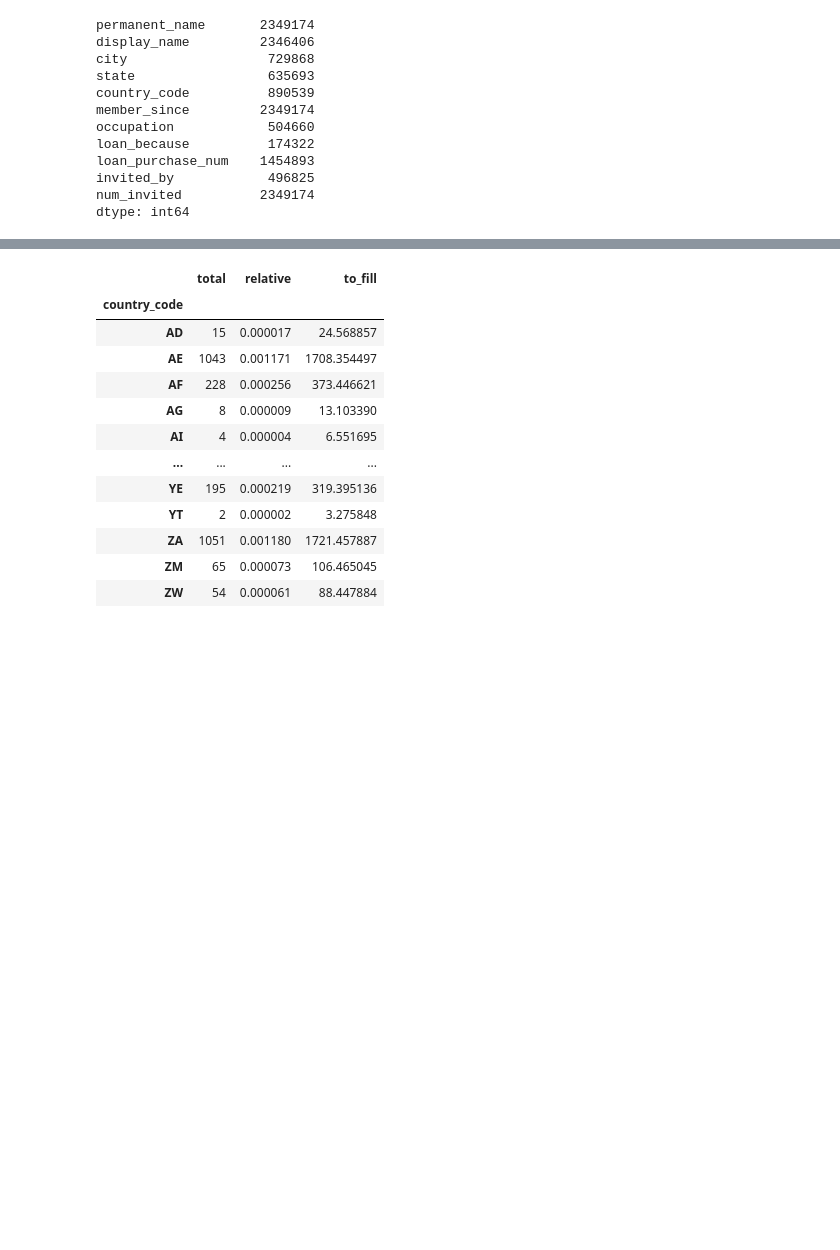
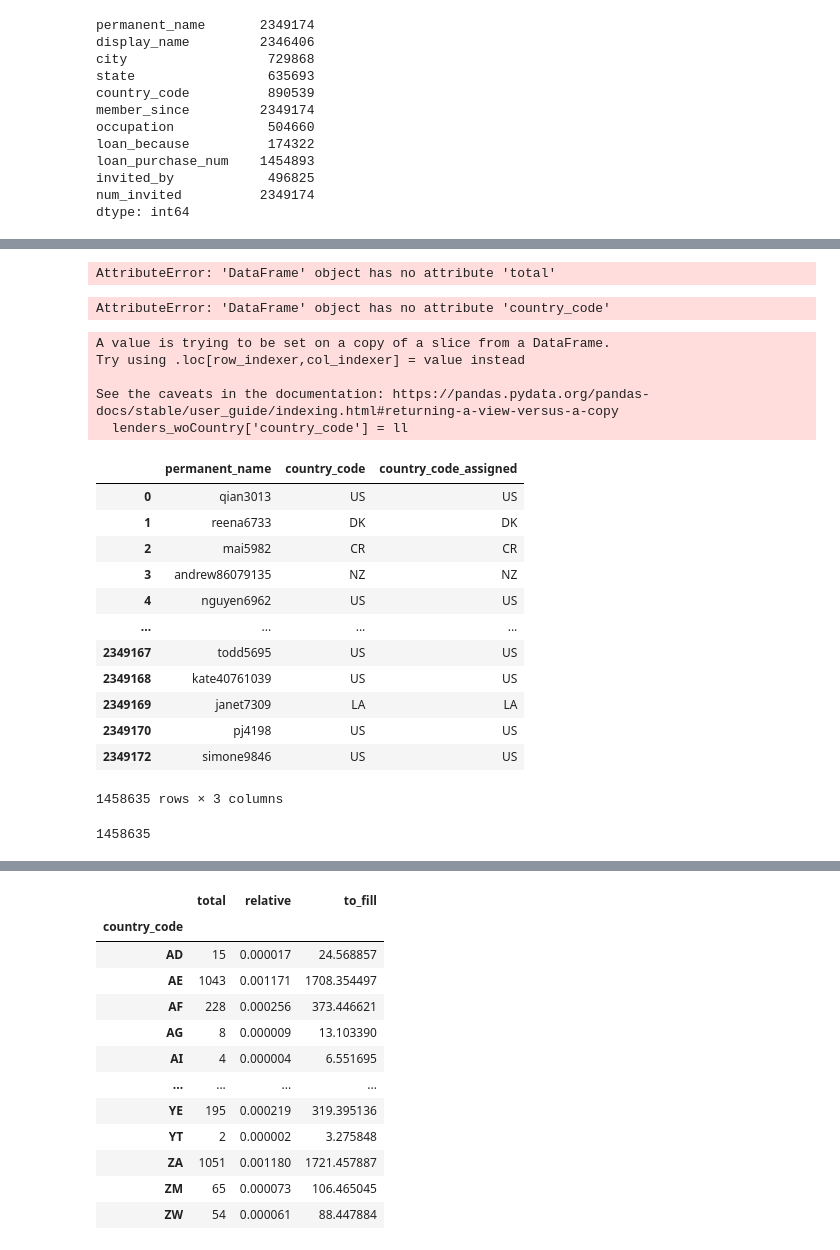
Before and after one commit to kayne87/FoCS, a Jupyter notebook: FoCS_new.ipynb, the cells around one changed output, grey strips where cells are left out. Cells and saved outputs as stored; diff of their text form; code cells hidden in the pictures; blank space fills up the shorter version.

```diff
--- a/FoCS_new.ipynb
+++ b/FoCS_new.ipynb
@@ -510,0 +500,61 @@ The tables above highlights how many **missing values** we have in country_code
+# %%
+#distribution of known countries
+
+lenders_wCountry
+lenders_wCountry_1 = lenders_wCountry.groupby(['country_code']).count()
+lenders_wCountry_1['frac'] = lenders_wCountry_1.total / lenders_wCountry_1.total.sum()
+lenders_wCountry_1 = lenders_wCountry_1.reset_index()
+print(lenders_wCountry_1)
+
+totalToFill = (len(lenders_woCountry))
+
+## fill the coutries according to the fraction
+lenders_wCountry_1['toFill'] = round(lenders_wCountry_1.frac * totalToFill).astype(int)
+lenders_wCountry_1
+print(lenders_wCountry_1)
+
+## This will give some difference from the original countres
+diff1 = totalToFill - sum(lenders_wCountry_1.toFill)
+diff1
+# %% [output]
+AttributeError: 'DataFrame' object has no attribute 'total'
+# %%
+ll = []
+for i in range(0, len(lenders_wCountry_1)):
+    ll.extend( [lenders_wCountry_1.country_code[i]] * lenders_wCountry_1.toFill[i])
+
+## This difference has to be randomly distributed among countries
+# import random
+#from random import sample
+import random
+random.seed(102)
+extra = sample(list(lenders_wCountry_1['country_code']), diff1)
+ll.extend(extra)
+
+## Shuffle this list now
+random.shuffle(ll)
+#ll[1:100]
+# %% [output]
+AttributeError: 'DataFrame' object has no attribute 'country_code'
+# %%
+lenders_woCountry['country_code'] = ll
+lenders_woCountry
+# %% [output]
+A value is trying to be set on a copy of a slice from a DataFrame.
+Try using .loc[row_indexer,col_indexer] = value instead
+
+See the caveats in the documentation: https://pandas.pydata.org/pandas-docs/stable/user_guide/indexing.html#returning-a-view-versus-a-copy
+  lenders_woCountry['country_code'] = ll
+|  | permanent_name | country_code | country_code_assigned |
+| 0 | qian3013 | US | US |
+| 1 | reena6733 | DK | DK |
+| 2 | mai5982 | CR | CR |
+| 3 | andrew86079135 | NZ | NZ |
+| 4 | nguyen6962 | US | US |
+| ... | ... | ... | ... |
+| 2349167 | todd5695 | US | US |
+| 2349168 | kate40761039 | US | US |
+| 2349169 | janet7309 | LA | LA |
+| 2349170 | pj4198 | US | US |
+| 2349172 | simone9846 | US | US |
+1458635 rows × 3 columns
@@ -510,0 +570,7 @@ The tables above highlights how many **missing values** we have in country_code
+# %%
+#take all the lenders with missing country values
+df_lenders_no_country = df_lenders_sub[df_lenders_sub['country_code'].isnull()]
+length_no_country = len(df_lenders_no_country)
+length_no_country
+# %% [output]
+1458635
```
Also changed, not shown: parts of 25 cells of this notebook.
